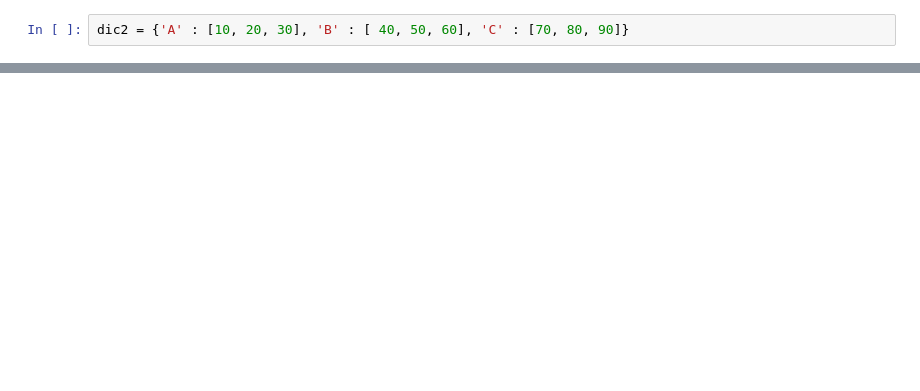
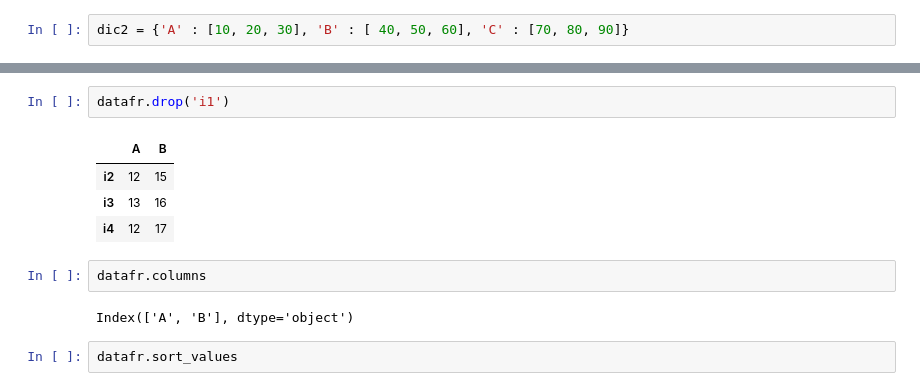
Before and after one commit to clog10/Machine-Learning, a Jupyter notebook: Pandas/Pandas.ipynb, the cells around one changed output, grey strips where cells are left out. Saved outputs shown, nothing was run; the diff lists cells and outputs as text; blank space fills up the shorter version.

```diff
--- a/Pandas/Pandas.ipynb
+++ b/Pandas/Pandas.ipynb
@@ -429,0 +486,13 @@ dataf.join(dataf2)
+# %%
+datafr.drop('i1')
+# %% [output]
+|  | A | B |
+| i2 | 12 | 15 |
+| i3 | 13 | 16 |
+| i4 | 12 | 17 |
+# %%
+datafr.columns
+# %% [output]
+Index(['A', 'B'], dtype='object')
+# %%
+datafr.sort_values
```
Also changed, not shown: parts of 67 cells of this notebook.
